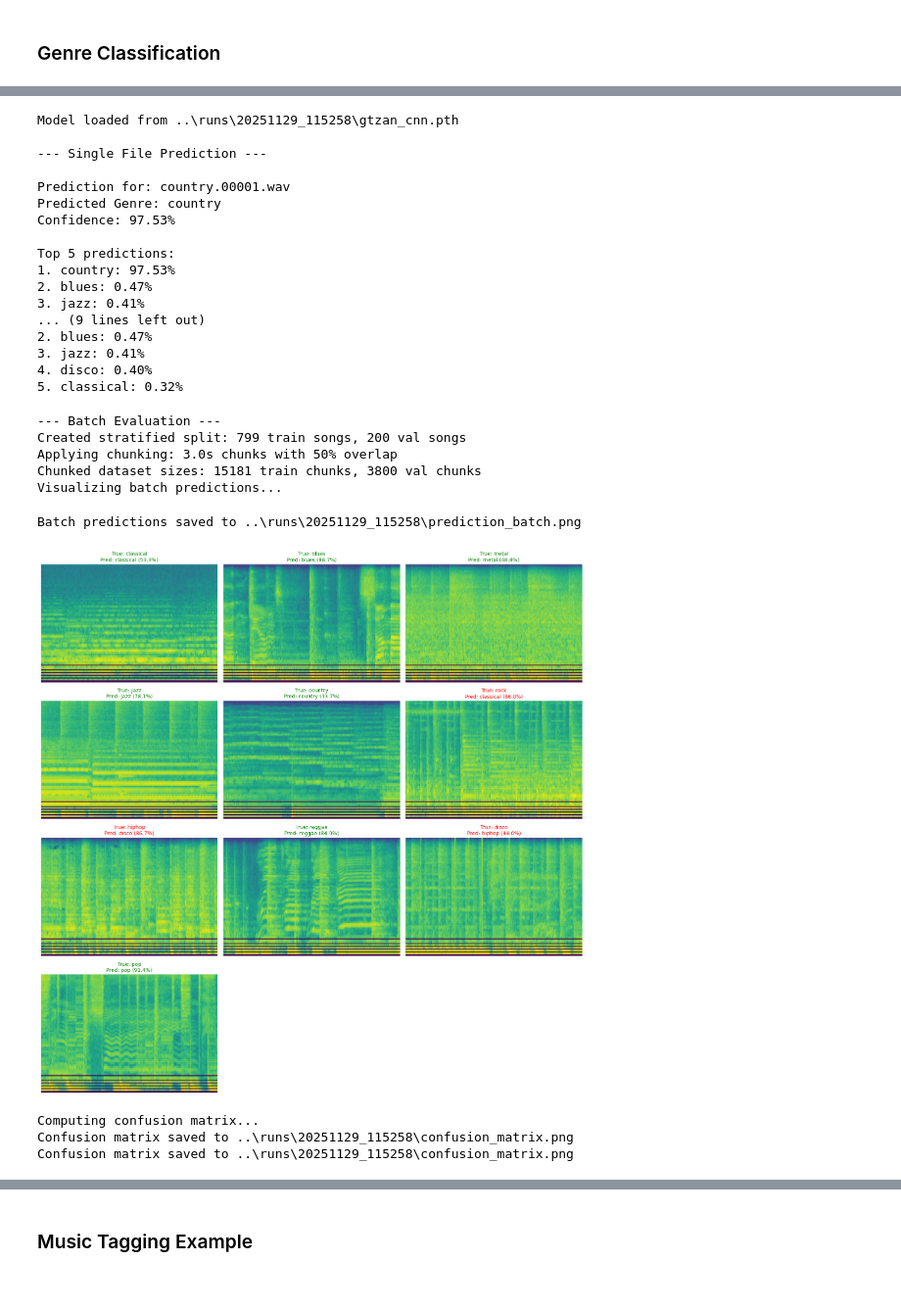
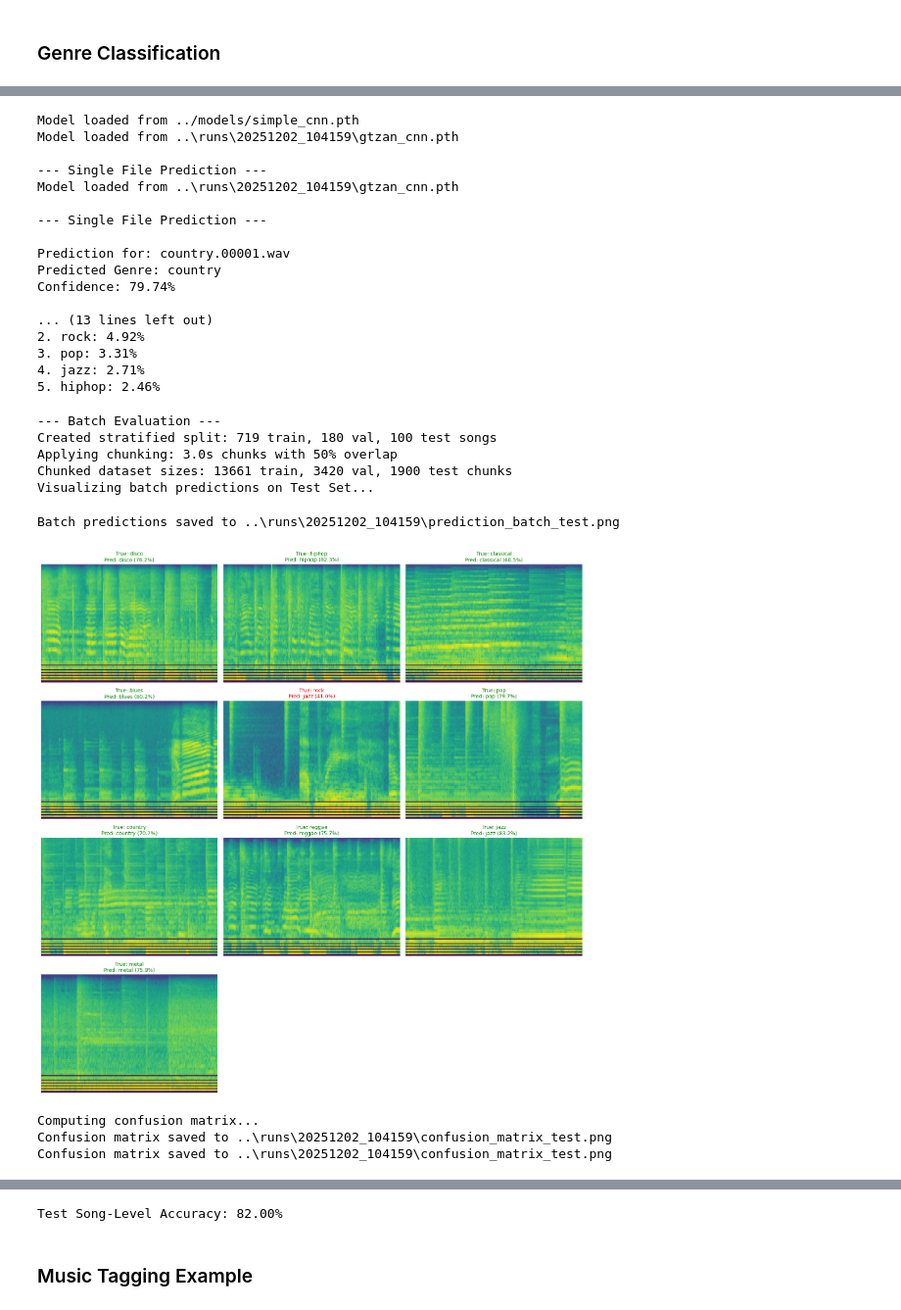
Before and after one commit to DeLyXHardiee/Tagging-Music-Sequences, a Jupyter notebook: notebooks/07_inference.ipynb, the cells around one changed output, grey strips where cells are left out. Shown at 98% size. Cells and saved outputs as stored; diff of their text form; code cells hidden in the pictures.

```diff
--- a/notebooks/07_inference.ipynb
+++ b/notebooks/07_inference.ipynb
@@ -323,6 +377,7 @@ import sys
 from pathlib import Path
 from datetime import datetime
 from sklearn.metrics import accuracy_score, precision_score, recall_score, f1_score
+from tqdm import tqdm
 
 repo_root = Path.cwd().parent
 if str(repo_root) not in sys.path:
@@ -439,6 +494,9 @@ else:
                 f.write(f"- Batch Predictions: [prediction_batch_test.png](./prediction_batch_test.png)\n")
             print(f"Results appended to {changes_file}")
 
+        # Evaluate by song
+        evaluate_by_song(model, test_loader.dataset, device, changes_file=changes_file, split_name="Test")
+
     else:
         print(f"Dataset root not found: {gtzan_root}")
 # %% [output]
@@ -462,27 +520,27 @@ Model loaded from ../models/simple_cnn.pth
-Model loaded from ..\runs\20251129_115258\gtzan_cnn.pth
+Model loaded from ../models/simple_cnn.pth
+Model loaded from ..\runs\20251202_104159\gtzan_cnn.pth
+
+--- Single File Prediction ---
+Model loaded from ..\runs\20251202_104159\gtzan_cnn.pth
 
 --- Single File Prediction ---
 
 Prediction for: country.00001.wav
 Predicted Genre: country
-Confidence: 97.53%
+Confidence: 79.74%
 
-Top 5 predictions:
-1. country: 97.53%
-2. blues: 0.47%
-3. jazz: 0.41%
-... (9 lines left out)
-2. blues: 0.47%
-3. jazz: 0.41%
-4. disco: 0.40%
-5. classical: 0.32%
+... (13 lines left out)
+2. rock: 4.92%
+3. pop: 3.31%
+4. jazz: 2.71%
+5. hiphop: 2.46%
 --- Batch Evaluation ---
-Created stratified split: 799 train songs, 200 val songs
+Created stratified split: 719 train, 180 val, 100 test songs
 Applying chunking: 3.0s chunks with 50% overlap
-Chunked dataset sizes: 15181 train chunks, 3800 val chunks
-Visualizing batch predictions...
+Chunked dataset sizes: 13661 train, 3420 val, 1900 test chunks
+Visualizing batch predictions on Test Set...
-Batch predictions saved to ..\runs\20251129_115258\prediction_batch.png
+Batch predictions saved to ..\runs\20251202_104159\prediction_batch_test.png
-[figure, old version]
+[figure, new version]
 Computing confusion matrix...
-Confusion matrix saved to ..\runs\20251129_115258\confusion_matrix.png
-Confusion matrix saved to ..\runs\20251129_115258\confusion_matrix.png
+Confusion matrix saved to ..\runs\20251202_104159\confusion_matrix_test.png
+Confusion matrix saved to ..\runs\20251202_104159\confusion_matrix_test.png
@@ -490,3 +563,4 @@ Confusion matrix saved to ..\runs\20251129_115258\confusion_matrix.png
+Test Song-Level Accuracy: 82.00%
 # %% [markdown]
 ### Music Tagging Example
 # %%
```
Also changed, not shown: parts of 2 cells of this notebook, 14 other files.
